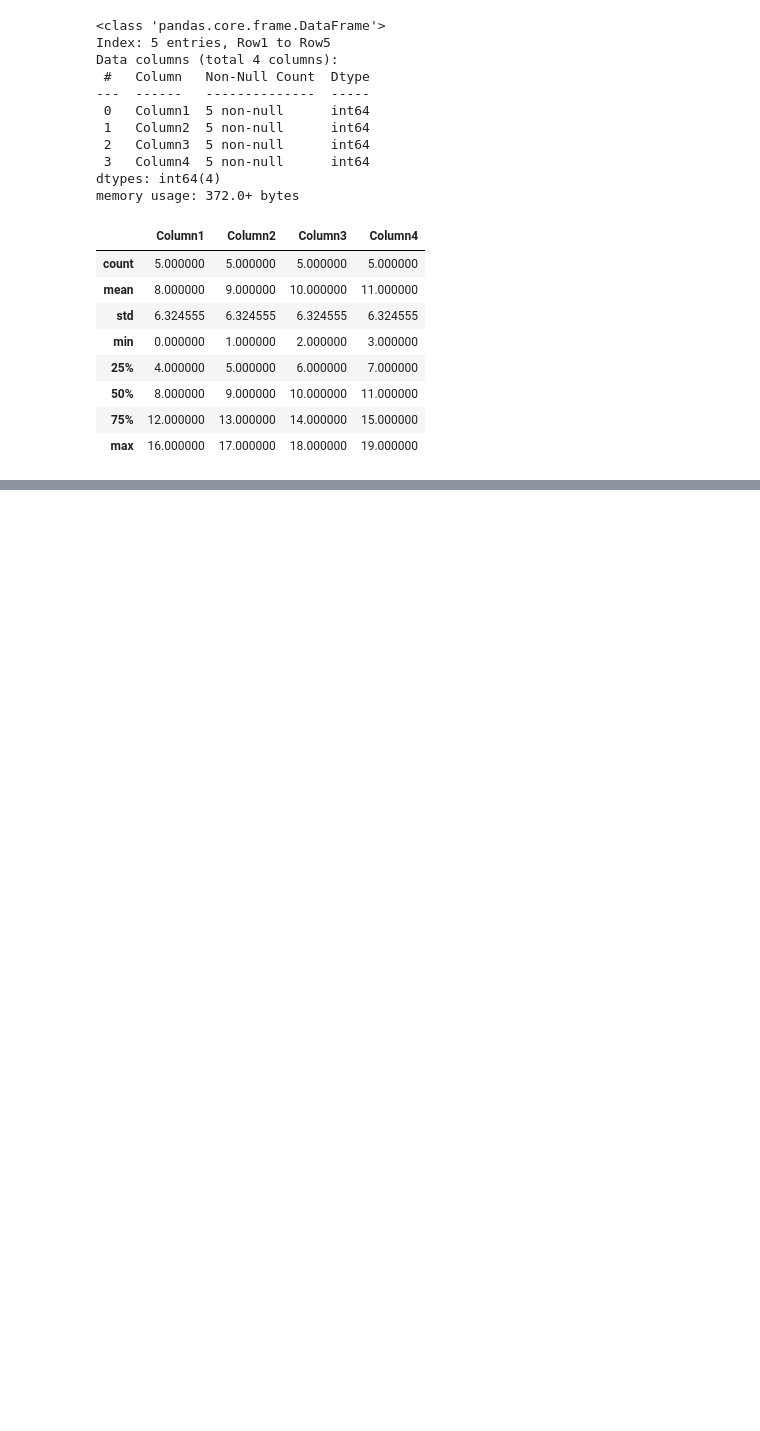
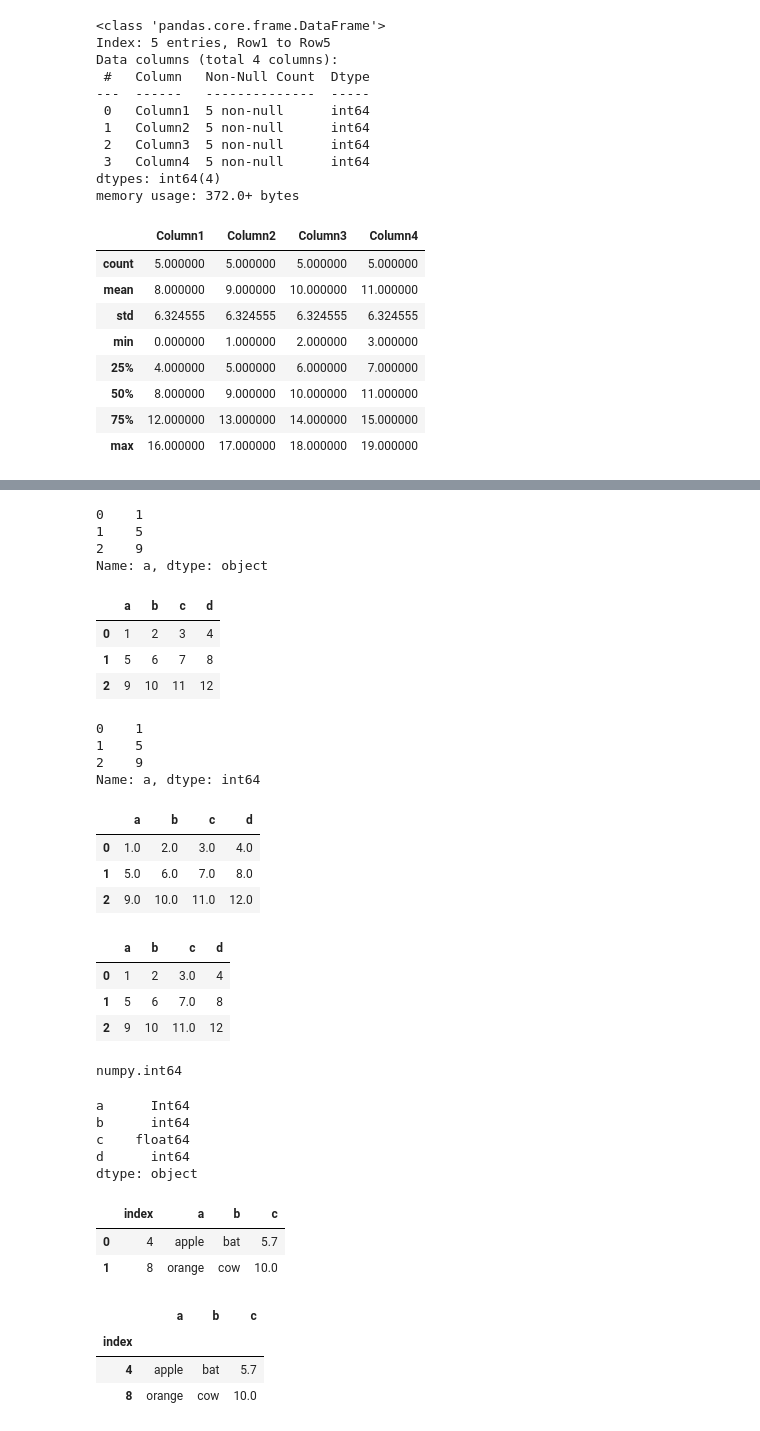
Before and after one commit to AbhishekSaini1101/Colab, a Jupyter notebook: PythonPractice.ipynb, the cells around one changed output, grey strips where cells are left out. Drawn from its saved outputs; the diff is of its cells as text; code cells hidden in the pictures; blank space fills up the shorter version.

```diff
--- a/PythonPractice.ipynb
+++ b/PythonPractice.ipynb
@@ -368,0 +398,27 @@ DF.describe()
+# %%
+df['a']
+# %% [output]
+0    1
+1    5
+2    9
+Name: a, dtype: object
+# %%
+#To change data into Int type
+
+df = pd.read_csv(StringIO(data), dtype=int)
+# %%
+df
+# %% [output]
+|  | a | b | c | d |
+| 0 | 1 | 2 | 3 | 4 |
+| 1 | 5 | 6 | 7 | 8 |
+| 2 | 9 | 10 | 11 | 12 |
+# %%
+# Now the data type is int
+
+df['a']
+# %% [output]
+0    1
+1    5
+2    9
+Name: a, dtype: int64
@@ -368,0 +427,8 @@ DF.describe()
+# %%
+#now the data is Float
+df
+# %% [output]
+|  | a | b | c | d |
+| 0 | 1.0 | 2.0 | 3.0 | 4.0 |
+| 1 | 5.0 | 6.0 | 7.0 | 8.0 |
+| 2 | 9.0 | 10.0 | 11.0 | 12.0 |
@@ -368,0 +437,19 @@ DF.describe()
+# %%
+df
+# %% [output]
+|  | a | b | c | d |
+| 0 | 1 | 2 | 3.0 | 4 |
+| 1 | 5 | 6 | 7.0 | 8 |
+| 2 | 9 | 10 | 11.0 | 12 |
+# %%
+type(df['a'][1])
+# %% [output]
+numpy.int64
+# %%
+df.dtypes
+# %% [output]
+a      Int64
+b      int64
+c    float64
+d      int64
+dtype: object
@@ -368,0 +460,14 @@ DF.describe()
+# %%
+#0 1 are the indexes but we want to make 4 8 as index
+pd.read_csv(StringIO(data))
+# %% [output]
+|  | index | a | b | c |
+| 0 | 4 | apple | bat | 5.7 |
+| 1 | 8 | orange | cow | 10.0 |
+# %%
+pd.read_csv(StringIO(data), index_col=0)
+# %% [output]
+|  | a | b | c |
+| index |  |  |  |
+| 4 | apple | bat | 5.7 |
+| 8 | orange | cow | 10.0 |
```
Also changed, not shown: parts of 22 cells of this notebook.
